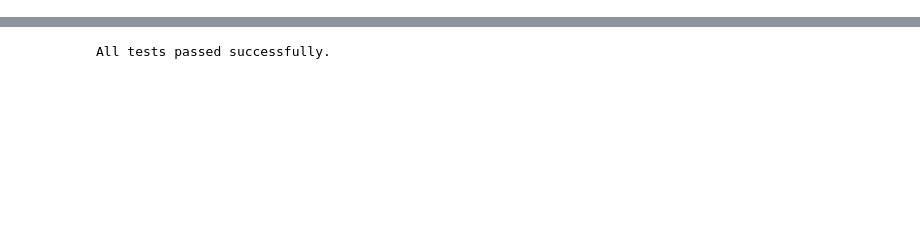
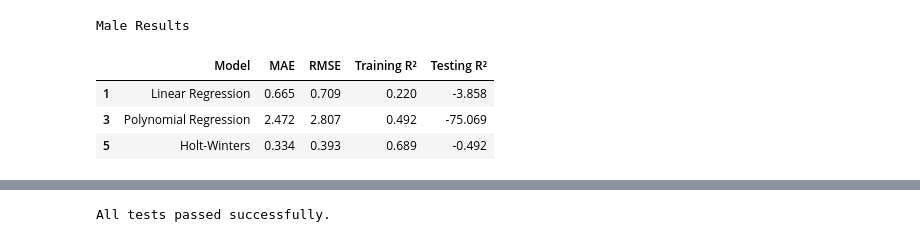
Before and after one commit to HudaSleem/AI-project, a Jupyter notebook: Testing.ipynb, the cells around one changed output, grey strips where cells are left out. Drawn from its saved outputs; the diff is of its cells as text; code cells hidden in the pictures; blank space fills up the shorter version.

Commit message:
Uploaded the new testing section

```diff
--- a/Testing.ipynb
+++ b/Testing.ipynb
@@ -348,0 +101,30 @@ INFO:root:Step 8 finished: Visualizations generated successfully.
+# %%
+# TRAINING MODULE
+
+# Data Preparation
+
+import pandas as pd
+from sklearn.linear_model import LinearRegression
+from sklearn.preprocessing import PolynomialFeatures
+from sklearn.pipeline import make_pipeline
+from statsmodels.tsa.holtwinters import ExponentialSmoothing
+
+# Load and prepare data
+df = pd.read_csv("cleaned_unemployment_data.csv")
+
+df = df.sort_values(
+    ["Gender", "Year", "Quarter_Number"]
+).reset_index(drop=True)
+
+# Time index per gender
+df["t"] = df.groupby("Gender").cumcount()
+
+test_size = 10
+
+linear_models = {}
+poly_models = {}
+holt_models = {}
+
+test_data = {}
+
+print("Data prepared successfully.")
@@ -348,0 +397,17 @@ INFO:root:Step 8 finished: Visualizations generated successfully.
+# %%
+# Male Results
+
+results_by_gender = pd.DataFrame(all_results).round(3)
+
+male_results = results_by_gender[
+    results_by_gender["Gender"] == "Male"
+].drop(columns=["Gender"])
+
+print("Male Results")
+display(male_results)
+# %% [output]
+Male Results
+|  | Model | MAE | RMSE | Training R² | Testing R² |
+| 1 | Linear Regression | 0.665 | 0.709 | 0.220 | -3.858 |
+| 3 | Polynomial Regression | 2.472 | 2.807 | 0.492 | -75.069 |
+| 5 | Holt-Winters | 0.334 | 0.393 | 0.689 | -0.492 |
```
Also changed, not shown: parts of 24 cells of this notebook.
